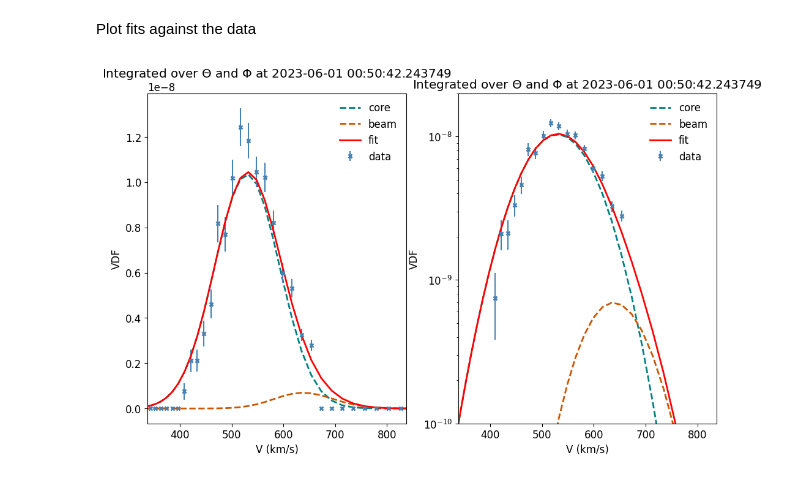
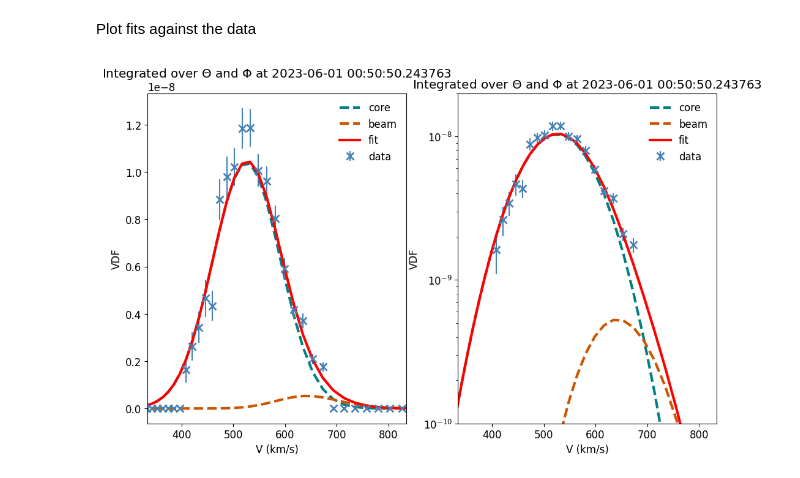
Before and after one commit to Cioannou101/PMLE_SWA-PAS_fitting, a Jupyter notebook: fit_data_notebook.ipynb, the cells around one changed output. Saved outputs shown, nothing was run; the diff lists cells and outputs as text; code cells hidden in the pictures.

```diff
--- a/fit_data_notebook.ipynb
+++ b/fit_data_notebook.ipynb
@@ -33,7 +32,7 @@ Load the data to be fitted. Ensure the files are saved in the appropriate format
 # %%
 "Load the data"
 # Define the start and end dates as [year, month, day, hour, minute, second]
-start_date = [2023, 6, 1, 0, 0, 0]
+start_date = [2023, 6, 1, 0, 50, 0]
 end_date = [2023, 6, 1, 0, 59, 59]
 day_span = (end_date[2] - start_date[2]) + 1  # Number of days in the range
 date1_str = f"{start_date[0]}", f"{start_date[1]:02d}", f"{start_date[2]:02d}", start_date[3], start_date[4], start_date[5]
@@ -145,8 +145,8 @@ The data are saved as H5 file. If an H5 file with the same name is found, the da
 FIT AND SAVE DATA!
 pick_model_fitting determines which fitting model to use.
 --------------------------------------------------------------------------------------------------------------------
-pick_model = 0 - Separate core and beam fit, only parallel drift, pick beam direction automatically!
-pick_model = 1 - Core fit only!
+pick_model_fitting = 0 - Separate core and beam fit, only parallel drift, pick beam direction automatically!
+pick_model_fitting = 1 - Core only!
 --------------------------------------------------------------------------------------------------------------------
 """
 
@@ -154,12 +154,11 @@ pick_model_fitting = 0
 method_in = 'powell'  # 'powell' or 'differential_evolution'
 file_name = 'test_result1'
 
-"This function performs the fit and saves the data in an h5 file. If a h5 file with the same name exists, new data will be appended to it."
+"This function performs the fit and saves the data in an h5 file. New data are appended to the file"
 # Core + Beam
-fit_data_h5_new(0, t_vdf_og, vdf_in, vx_bf, vy_bf, vz_bf, counts_in, n, v_bulk_bf, T_par, T_perp, T, G_factors, B_all, vels, theta, R_pas, qf, method_in = method_in, file_name=file_name, n_workers=50)
+fit_data_h5(0, t_vdf_og, vdf_in, vx_bf, vy_bf, vz_bf, counts_in, n, v_bulk_bf, T_par, T_perp, T, G_factors, B_all, vels, theta, R_pas, qf, method_in = method_in, file_name=file_name, n_workers=50)
 # Core only
-# fit_data_h5_new(1, t_vdf_og, vdf_in, vx_bf, vy_bf, vz_bf, counts_in, n, v_bulk_bf, T_par, T_perp, T, G_factors, B_all, vels, theta, R_pas, qf, method_in = method_in, file_name=file_name, n_workers=50)
-
+# fit_data_h5(1, t_vdf_og, vdf_in, vx_bf, vy_bf, vz_bf, counts_in, n, v_bulk_bf, T_par, T_perp, T, G_factors, B_all, vels, theta, R_pas, qf, method_in = method_in, file_name=file_name, n_workers=50)
 
 # Saved data contents and format
 """
@@ -173,8 +172,8 @@ The saved H5 file parameter names and content:
         - 7 => vx_b = beam parallel velocity
         - 8, 9 => vy_b, vz_b = beam perpendicular velocities
         - 10, 11, => vth_par_b, vh_perp_c = beam parallel and perpendicular thermal velocities
-    2. 'initil_conditions' - initial conditions of fit, shape 12
-    3. 'contraints' - shape (3, 12) => min constraints, max constraints, flag if min or max constraint was hit
+    2. 'initial_conditions' - initial conditions of fit, shape 12
+    3. 'constraints' - shape (3, 12) => min constraints, max constraints, flag if min or max constraint was hit
     4. 'overlap' - shape (2) => 1d overlap and 3d overlap
     5. 'ks' - KS metric related variables, shape (2)
     5. 'D' - Deviance metric related variables, shape (3)
@@ -196,8 +195,8 @@ Load and format the data
 file_name = 'test_result1'
 data = load_results_h5(file_name)
 
-nc_all, vc_all, vth_par_c_all, vth_perp_c_all, nb_all, vb_all, vth_par_b_all, vth_perp_b_all, fitted_params, in_conds, constraint_flag_all, overlap_all_3d, ks_all, D_all, t_vdf, R_all, n_all, v_all, T_par_all, T_perp_all, B_3d, qf_all, success_all, counts_all = format_data_h5_new(data)
-# nc_all, vc_all, vth_par_c_all, vth_perp_c_all, fitted_params, in_conds, constraint_flag_all, overlap_all_3d, ks_all, D_all, t_vdf, R_all, n, v_bulk, T_par, T_perp, B_3d, qf_all = format_data_h5_core_new(data)
+nc_all, vc_all, vth_par_c_all, vth_perp_c_all, nb_all, vb_all, vth_par_b_all, vth_perp_b_all, fitted_params, in_conds, constraint_flag_all, overlap_all_3d, ks_all, D_all, t_vdf, R_all, n_all, v_all, T_par_all, T_perp_all, B_3d, qf_all, success_all, counts_all = format_data_h5(data)
+# nc_all, vc_all, vth_par_c_all, vth_perp_c_all, fitted_params, in_conds, constraint_flag_all, overlap_all_3d, ks_all, D_all, t_vdf, R_all, n, v_bulk, T_par, T_perp, B_3d, qf_all = format_data_h5_core(data)
 ks, p = ks_all[:, 0], ks_all[:, 1]
 D_norm, L_mean, L_std = D_all[:, 0], D_all[:, 1], D_all[:, 2]
 B_fit_all = np.linalg.norm(B_3d, axis=1)
@@ -206,22 +205,23 @@ Plot fits against the data
 # %%
 "Plot the fits"
 mpl.rcParams['figure.figsize'] = [12, 7]
 # Target time for plot
-target_time = datetime.datetime(2023, 6, 1, 0, 50, 44)
+target_time = datetime.datetime(2023, 6, 1, 0, 50, 50)
 target_index = np.argmin(np.abs(np.array([(t - target_time).total_seconds() for t in t_vdf])))
+
 
 target_index2 = np.argmin(np.abs(np.array([(t - target_time).total_seconds() for t in t_vdf_og])))
 lims = [1e-10, 2e-8]  # Adjust limits as needed
 plot_3D = False  # Set to True if you want to plot in 3D
 save = False  # Set to True if you want to save the plots
 parameters = ([nc_all[target_index] *1e6], [vc_all[target_index]*1e3], [vth_par_c_all[target_index]], [vth_perp_c_all[target_index]], [nb_all[target_index]*1e6], [vb_all[target_index]*1e3], [vth_par_b_all[target_index]], [vth_perp_b_all[target_index]])
 # parameters = ([nc_all[target_index] *1e6], [vc_all[target_index]*1e3], [vth_par_c_all[target_index]], [vth_perp_c_all[target_index]])
 
 folder = 'empty'
 
 vdf_int, errors_int, vx_bft, vy_bft, vz_bft, t_vdf_int = [vdf_in[target_index2]], [errors_in[target_index2]], [vx_bf[target_index2]], [vy_bf[target_index2]], [vz_bf[target_index2]], [t_vdf[target_index2]]
 core_only = False
 
 plot_fits([0], parameters, vdf_int, errors_int, vx_bft, vy_bft, vz_bft, date1_str, t_vdf_int, theta, phi, energy, folder, lims = lims, plot_3D = plot_3D, save = save, core_only=core_only)
 # %% [output]
-[figure, old version]
+[figure, new version]
```
Also changed, not shown: parts of 7 cells of this notebook, 9 other files.
